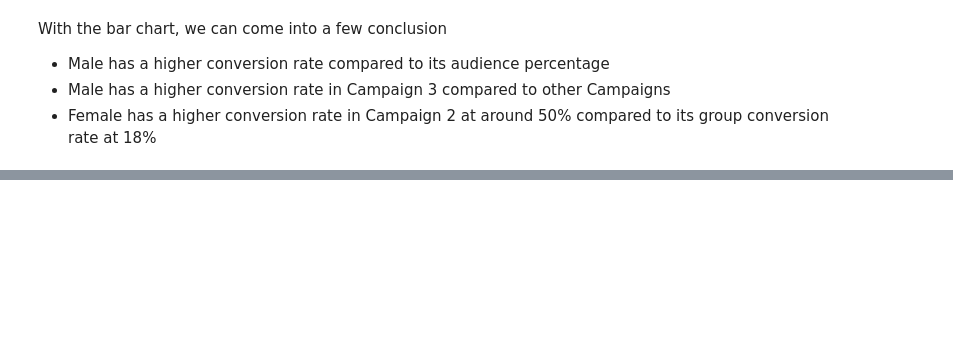
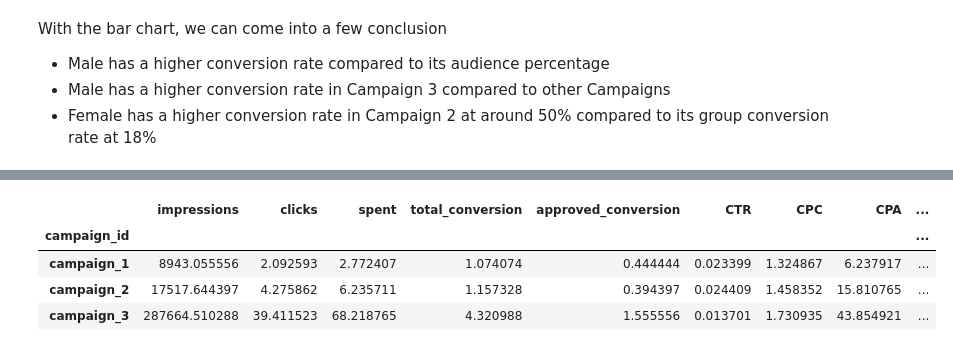
Before and after one commit to Metastasiz/data_analysis, a Jupyter notebook: market_data/facebook_ad_analysis_01/marketing_data_analysis.ipynb, the cells around one changed output, grey strips where cells are left out. Saved outputs shown, nothing was run; the diff lists cells and outputs as text; code cells hidden in the pictures; blank space fills up the shorter version.

```diff
--- a/market_data/facebook_ad_analysis_01/marketing_data_analysis.ipynb
+++ b/market_data/facebook_ad_analysis_01/marketing_data_analysis.ipynb
@@ -825,0 +815,26 @@ With the bar chart, we can come into a few conclusion
+# %%
+# EDA - Descriptive statistics - 2
+##################################################
+# Gender group
+_feature = __campaign_id
+_groupby = __campaign_id
+order_list = df_prep[_feature].unique()
+#
+df_campaign = pd.merge(df_prep.iloc[:, [3]].copy(), df_prep[df_prep.columns[10:15]].copy(), left_index=True, right_index=True)
+df_campaign = df_campaign.groupby(__campaign_id).mean().copy()
+df_campaign[__CTR] = df_campaign.apply(lambda x: (x[__clicks] / x[__impressions] * 100) if x[__impressions] > 0 else 0, axis=1)
+df_campaign[__CPC] = df_campaign.apply(lambda x: (x[__spent] / x[__clicks]) if x[__clicks] > 0 else None, axis=1)
+df_campaign[__CPA] = df_campaign.apply(lambda x: (x[__spent] / x[__approved_conversion]) if x[__approved_conversion] > 0 else None, axis=1)
+df_campaign[__CVR] = df_campaign.apply(lambda x: (x[__approved_conversion] / x[__clicks] * 100) if x[__clicks] > 0 else 0, axis=1)
+df_campaign.head()
+
+#plotMeanGroupby(df_prep,_feature,__CTR).show()
+#plotMeanGroupby(df_prep,_feature,__CPC).show()
+#plotMeanGroupby(df_prep,_feature,__CPA).show()
+#plotMeanGroupby(df_prep,_feature,__CVR).show()
+# %% [output]
+|  | impressions | clicks | spent | total_conversion | approved_conversion | CTR | CPC | CPA | ... |
+| campaign_id |  |  |  |  |  |  |  |  | ... |
+| campaign_1 | 8943.055556 | 2.092593 | 2.772407 | 1.074074 | 0.444444 | 0.023399 | 1.324867 | 6.237917 | ... |
+| campaign_2 | 17517.644397 | 4.275862 | 6.235711 | 1.157328 | 0.394397 | 0.024409 | 1.458352 | 15.810765 | ... |
+| campaign_3 | 287664.510288 | 39.411523 | 68.218765 | 4.320988 | 1.555556 | 0.013701 | 1.730935 | 43.854921 | ... |
```
Also changed, not shown: parts of 20 cells of this notebook.
